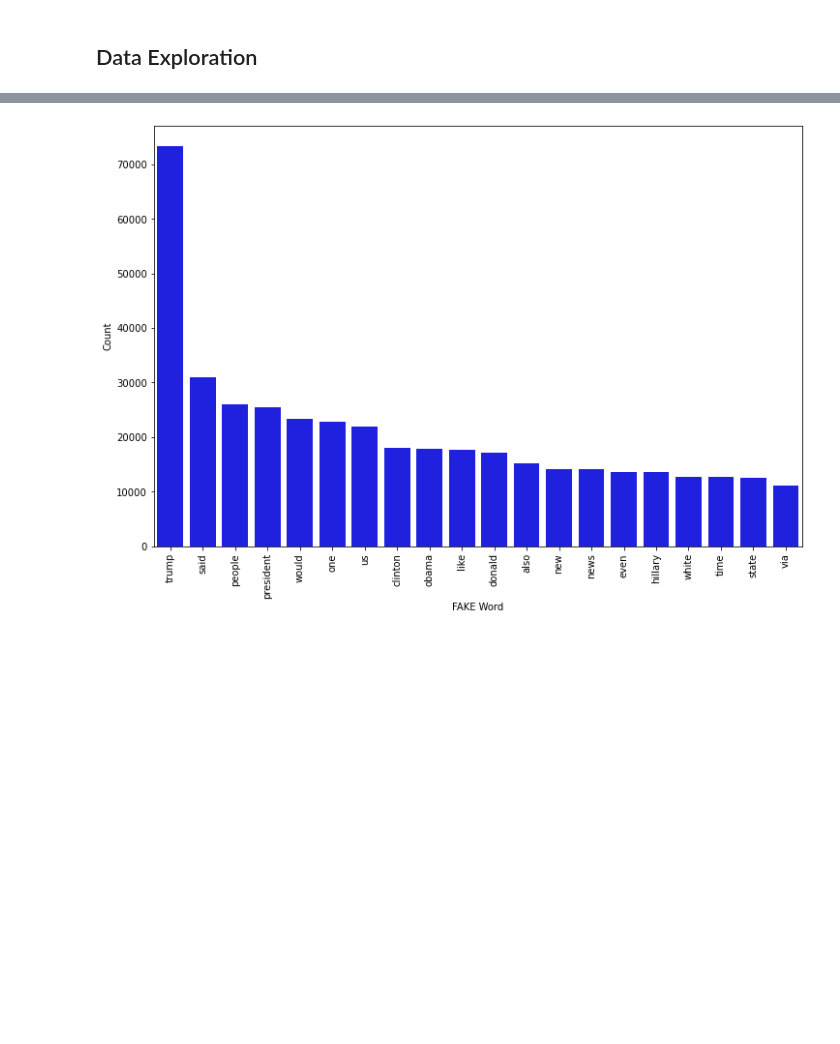
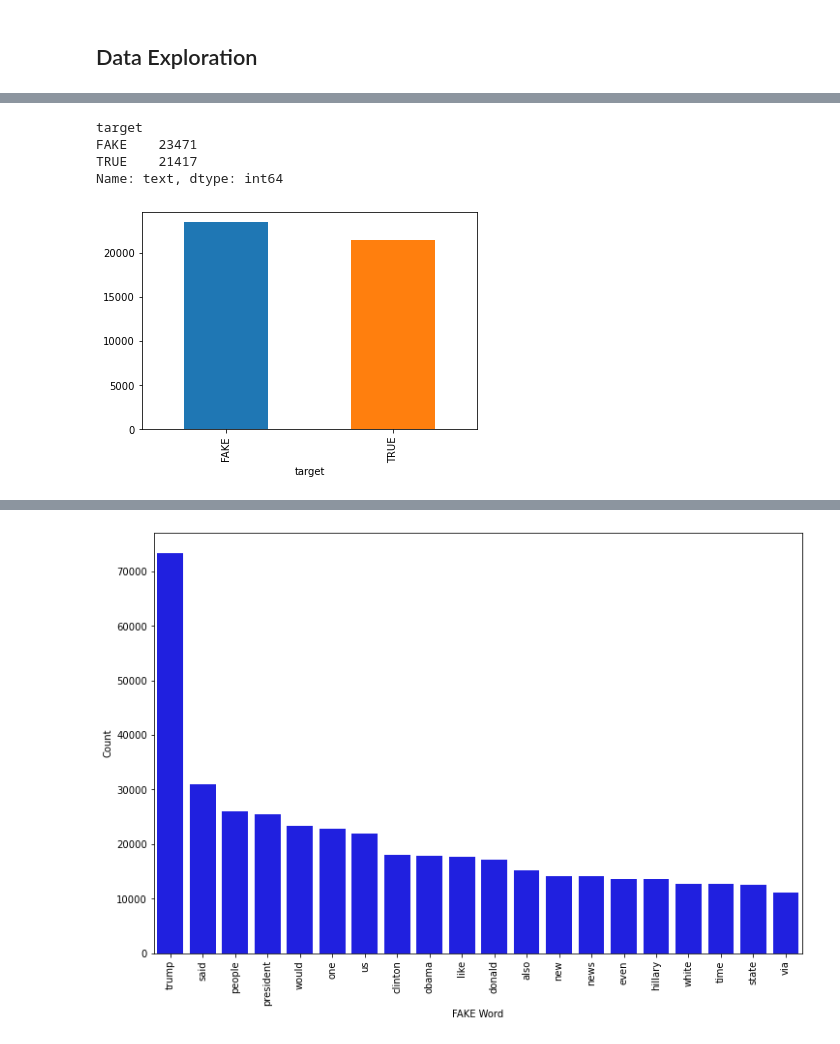
Before and after one commit to jeune/FakeNewsDetector, a Jupyter notebook: Fake News Detection.ipynb, the cells around one changed output, grey strips where cells are left out. Saved outputs shown, nothing was run; the diff lists cells and outputs as text; code cells hidden in the pictures; blank space fills up the shorter version.

```diff
--- a/Fake News Detection.ipynb
+++ b/Fake News Detection.ipynb
@@ -115,3 +132,13 @@ plt.show()
+# %%
+print(data.groupby(['target'])['text'].count())
+data.groupby(['target'])['text'].count().plot(kind="bar")
+plt.show()
+# %% [output]
+target
+FAKE    23471
+TRUE    21417
+Name: text, dtype: int64
+[figure, added]
 # %%
 # Wordcloud for Fake News
 fake_data = data[data["target"] == "FAKE"]
```
Also changed, not shown: parts of 15 cells of this notebook.
